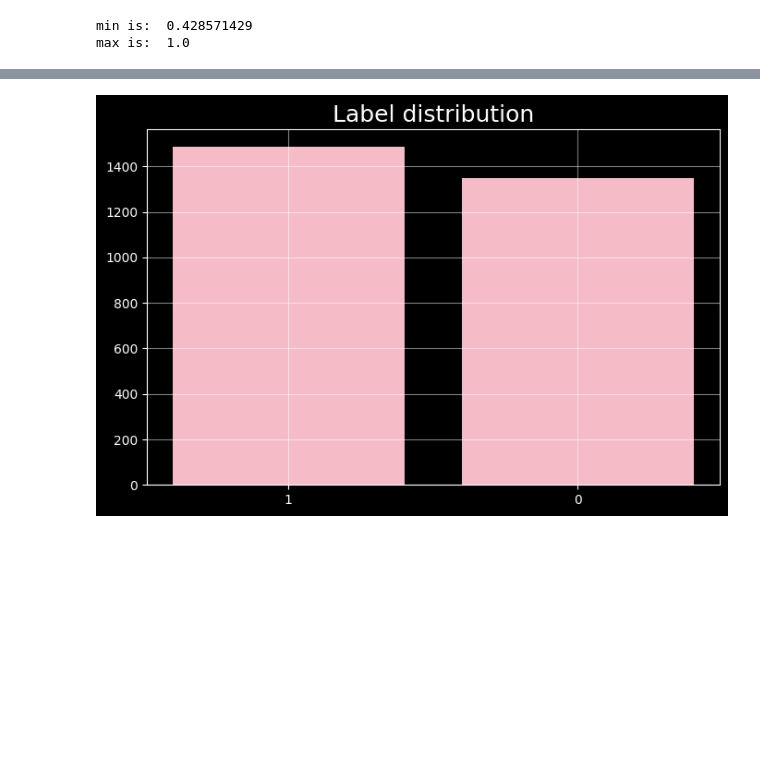
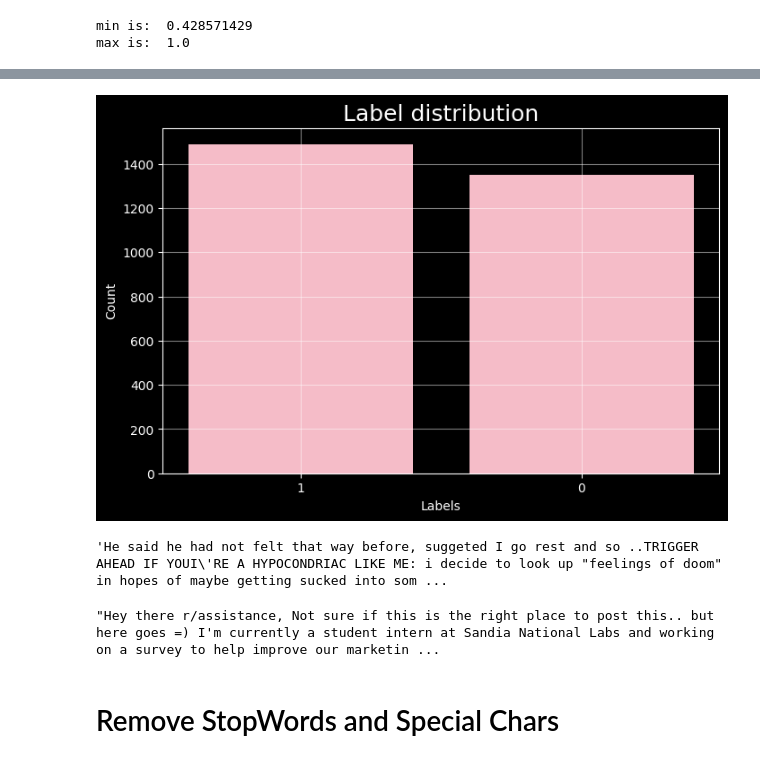
Before and after one commit to mostafamhmdi/stress-prediction, a Jupyter notebook: Untitled.ipynb, the cells around one changed output, grey strips where cells are left out. Cells and saved outputs as stored; diff of their text form; code cells hidden in the pictures; blank space fills up the shorter version.

```diff
--- a/Untitled.ipynb
+++ b/Untitled.ipynb
@@ -53,16 +56,3 @@ social_timestamp    0
 dtype: int64
 # %%
 df['social_timestamp'] = pd.to_datetime(df['social_timestamp'], unit='s')
-# %%
-subreddit = df['subreddit'].value_counts().sort_index()
-plt.figure(figsize=(8, 5))
-plt.style.use('dark_background')
-
-plt.bar(range(len(subreddit)), list(subreddit.values), align='center',color='#f5bcc8')
-plt.xticks(range(len(subreddit)), subreddit.index)
-
-plt.grid(alpha=0.5)
-
-plt.title('Label distribution', fontsize=18)
-plt.xticks(rotation=90)
-plt.show()
@@ -102,13 +106,16 @@ plt.show()
 # %%
 labels = df['label'].value_counts()
-plt.figure(figsize=(8, 5))
-plt.style.use('dark_background')
+with plt.style.context('dark_background'):
+    plt.figure(figsize=(8, 5))
 
-plt.bar(range(len(labels)), list(labels.values), align='center',color='#f5bcc8')
-plt.xticks(range(len(labels)), labels.index)
-plt.grid(alpha=0.5)
+    plt.bar(range(len(labels)), list(labels.values), align='center', color='#f5bcc8')
+    plt.xticks(range(len(labels)), labels.index)
+    plt.grid(alpha=0.5)
 
-plt.title('Label distribution', fontsize=18)
+    plt.title('Label distribution', fontsize=18)
+    plt.xlabel('Labels')
+    plt.ylabel('Count')
+
 plt.show()
 # %% [output]
-[figure, old version]
+[figure, new version]
@@ -114,0 +124,10 @@ plt.show()
+# %%
+df['text'][0]
+# %% [output]
+'He said he had not felt that way before, suggeted I go rest and so ..TRIGGER AHEAD IF YOUI\'RE A HYPOCONDRIAC LIKE ME: i decide to look up "feelings of doom" in hopes of maybe getting sucked into som ...
+# %%
+df['text'][1]
+# %% [output]
+"Hey there r/assistance, Not sure if this is the right place to post this.. but here goes =) I'm currently a student intern at Sandia National Labs and working on a survey to help improve our marketin ...
+# %% [markdown]
+# Remove StopWords and Special Chars
```
Also changed, not shown: parts of 37 cells of this notebook.
